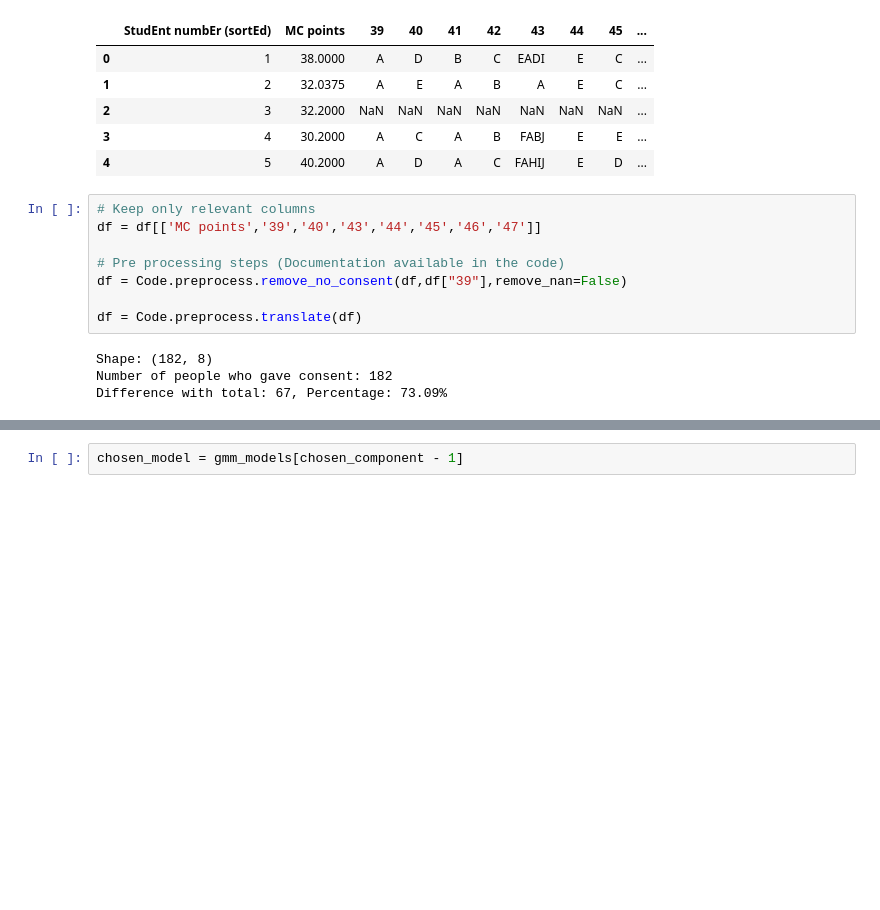
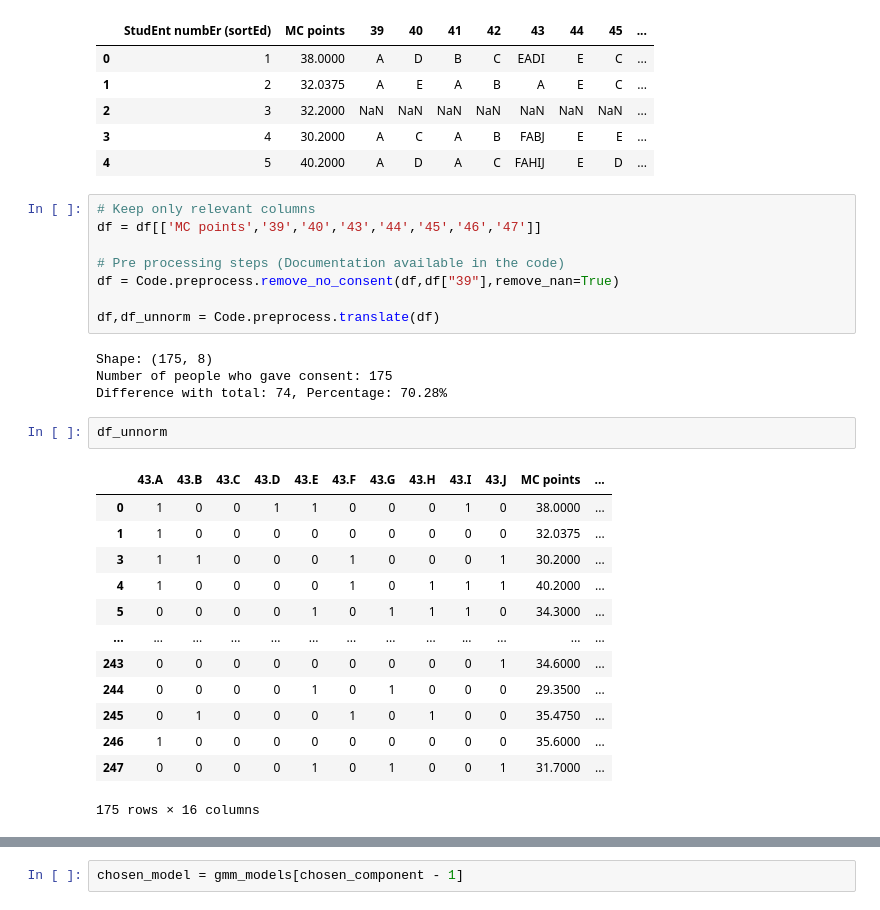
Before and after one commit to Hakan-Erol/bachelor-thesis, a Jupyter notebook: Thesis_code-Copy1.ipynb, the cells around one changed output, grey strips where cells are left out. Drawn from its saved outputs; the diff is of its cells as text; blank space fills up the shorter version.

```diff
--- a/Thesis_code-Copy1.ipynb
+++ b/Thesis_code-Copy1.ipynb
@@ -47,10 +47,26 @@ Number of students:
 df = df[['MC points','39','40','43','44','45','46','47']]
 
 # Pre processing steps (Documentation available in the code)
-df = Code.preprocess.remove_no_consent(df,df["39"],remove_nan=False)
+df = Code.preprocess.remove_no_consent(df,df["39"],remove_nan=True)
 
-df = Code.preprocess.translate(df)
+df,df_unnorm = Code.preprocess.translate(df)
 # %% [output]
-Shape: (182, 8)
-Number of people who gave consent: 182
-Difference with total: 67, Percentage: 73.09%
+Shape: (175, 8)
+Number of people who gave consent: 175
+Difference with total: 74, Percentage: 70.28%
+# %%
+df_unnorm
+# %% [output]
+|  | 43.A | 43.B | 43.C | 43.D | 43.E | 43.F | 43.G | 43.H | 43.I | 43.J | MC points | ... |
+| 0 | 1 | 0 | 0 | 1 | 1 | 0 | 0 | 0 | 1 | 0 | 38.0000 | ... |
+| 1 | 1 | 0 | 0 | 0 | 0 | 0 | 0 | 0 | 0 | 0 | 32.0375 | ... |
+| 3 | 1 | 1 | 0 | 0 | 0 | 1 | 0 | 0 | 0 | 1 | 30.2000 | ... |
+| 4 | 1 | 0 | 0 | 0 | 0 | 1 | 0 | 1 | 1 | 1 | 40.2000 | ... |
+| 5 | 0 | 0 | 0 | 0 | 1 | 0 | 1 | 1 | 1 | 0 | 34.3000 | ... |
+| ... | ... | ... | ... | ... | ... | ... | ... | ... | ... | ... | ... | ... |
+| 243 | 0 | 0 | 0 | 0 | 0 | 0 | 0 | 0 | 0 | 1 | 34.6000 | ... |
+| 244 | 0 | 0 | 0 | 0 | 1 | 0 | 1 | 0 | 0 | 0 | 29.3500 | ... |
+| 245 | 0 | 1 | 0 | 0 | 0 | 1 | 0 | 1 | 0 | 0 | 35.4750 | ... |
+| 246 | 1 | 0 | 0 | 0 | 0 | 0 | 0 | 0 | 0 | 0 | 35.6000 | ... |
+| 247 | 0 | 0 | 0 | 0 | 1 | 0 | 1 | 0 | 0 | 1 | 31.7000 | ... |
+175 rows × 16 columns
```
Also changed, not shown: parts of 13 cells of this notebook, 6 other files.
